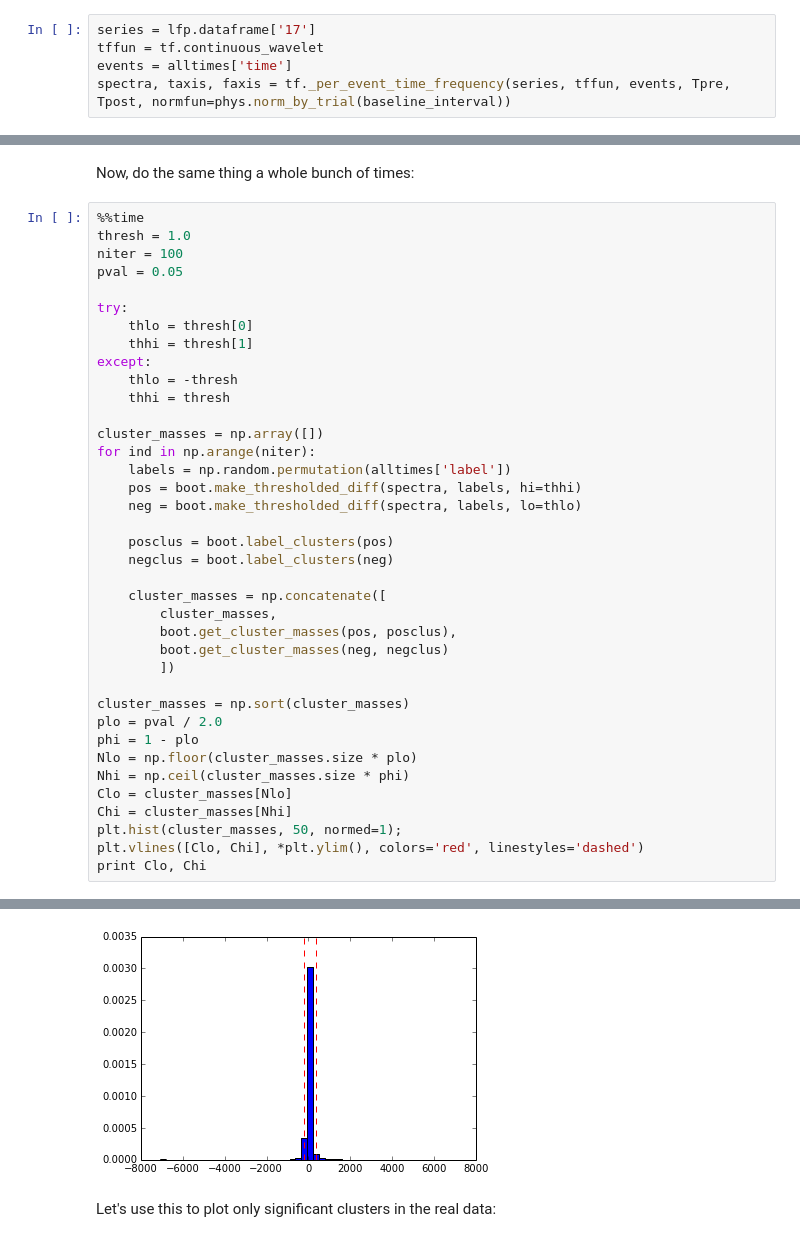
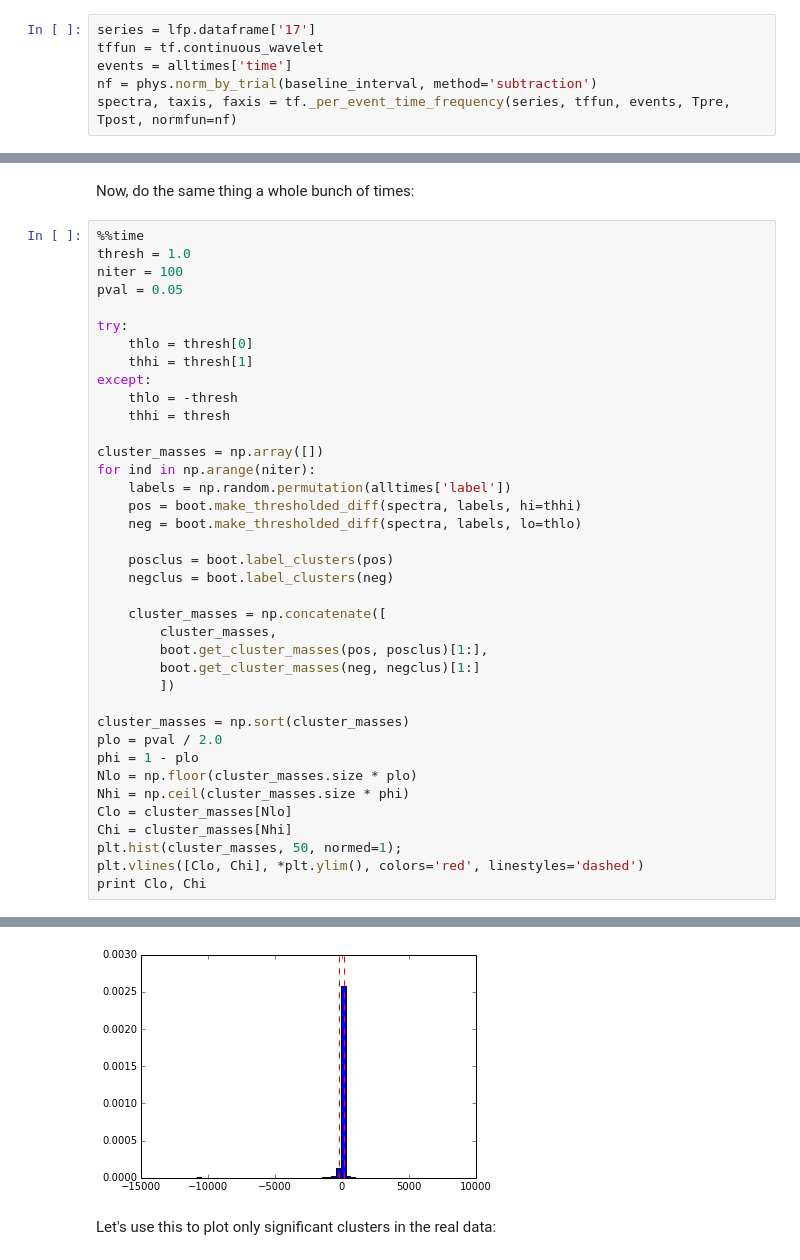
Before and after one commit to jmxpearson/physutils, a Jupyter notebook: examples/time_frequency_analysis.ipynb, the cells around one changed output, grey strips where cells are left out. Drawn from its saved outputs; the diff is of its cells as text.

Commit message:
updated time-frequency example notebook

```diff
--- a/examples/time_frequency_analysis.ipynb
+++ b/examples/time_frequency_analysis.ipynb
@@ -103,7 +105,8 @@ Next, we get a time-frequency matrix for the time segment corresponding to each
 series = lfp.dataframe['17']
 tffun = tf.continuous_wavelet
 events = alltimes['time']
-spectra, taxis, faxis = tf._per_event_time_frequency(series, tffun, events, Tpre, Tpost, normfun=phys.norm_by_trial(baseline_interval))
+nf = phys.norm_by_trial(baseline_interval, method='subtraction')
+spectra, taxis, faxis = tf._per_event_time_frequency(series, tffun, events, Tpre, Tpost, normfun=nf)
 # %% [markdown]
 Now, we need to set a threshold on the t-statistic for the difference map. We can be pretty liberal with this, since the permutation test will determine the significance of the clusters as a whole.
 # %%
@@ -192,8 +194,8 @@ for ind in np.arange(niter):
 
     cluster_masses = np.concatenate([
         cluster_masses,
-        boot.get_cluster_masses(pos, posclus),
-        boot.get_cluster_masses(neg, negclus)
+        boot.get_cluster_masses(pos, posclus)[1:],
+        boot.get_cluster_masses(neg, negclus)[1:]
         ])
 
 cluster_masses = np.sort(cluster_masses)
@@ -213,4 +215,4 @@ Wall time: 1min 23s
-[figure, old version]
+[figure, new version]
 # %% [markdown]
 Let's use this to plot only significant clusters in the real data:
 # %%
```
Also changed, not shown: parts of 12 cells of this notebook.
